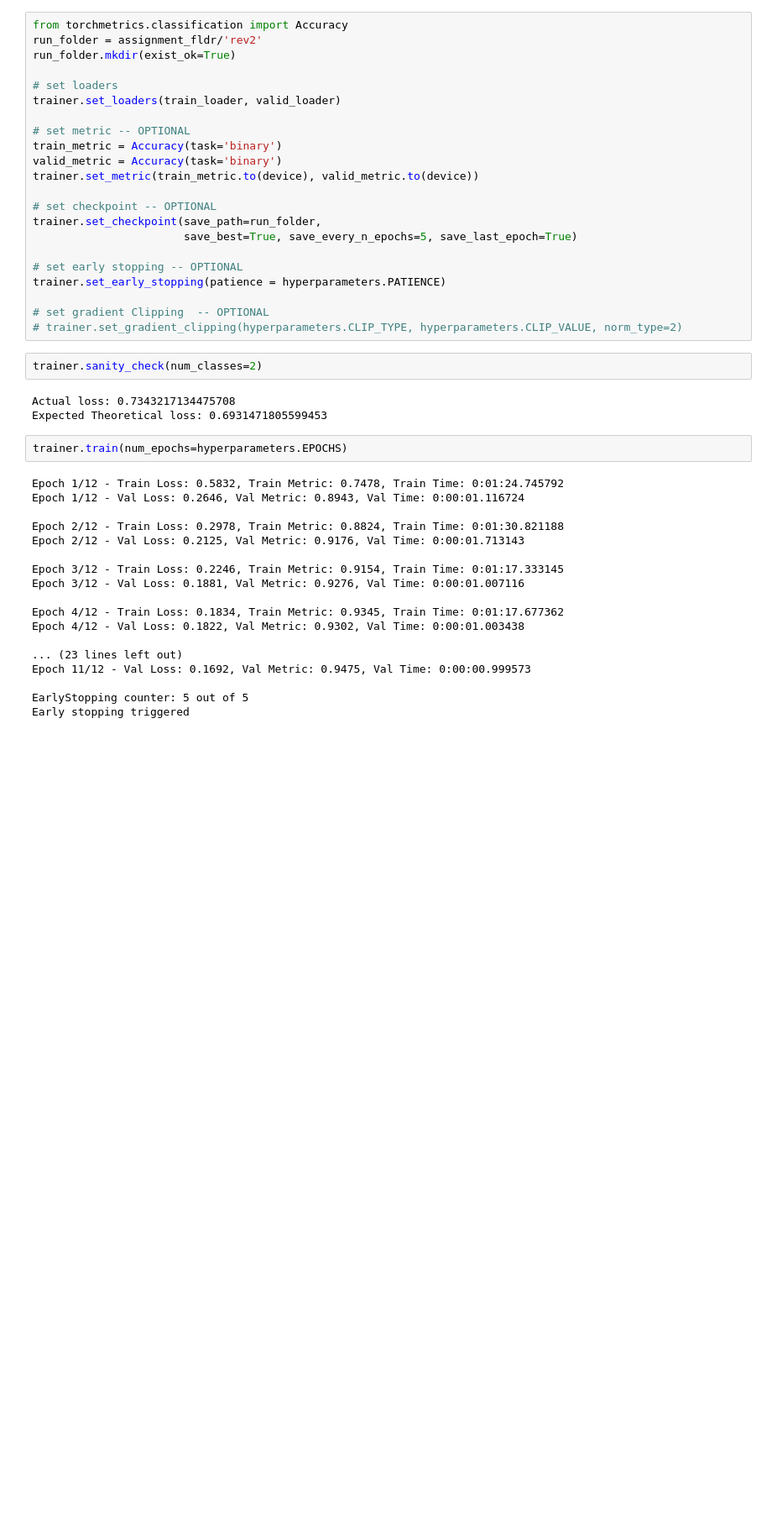
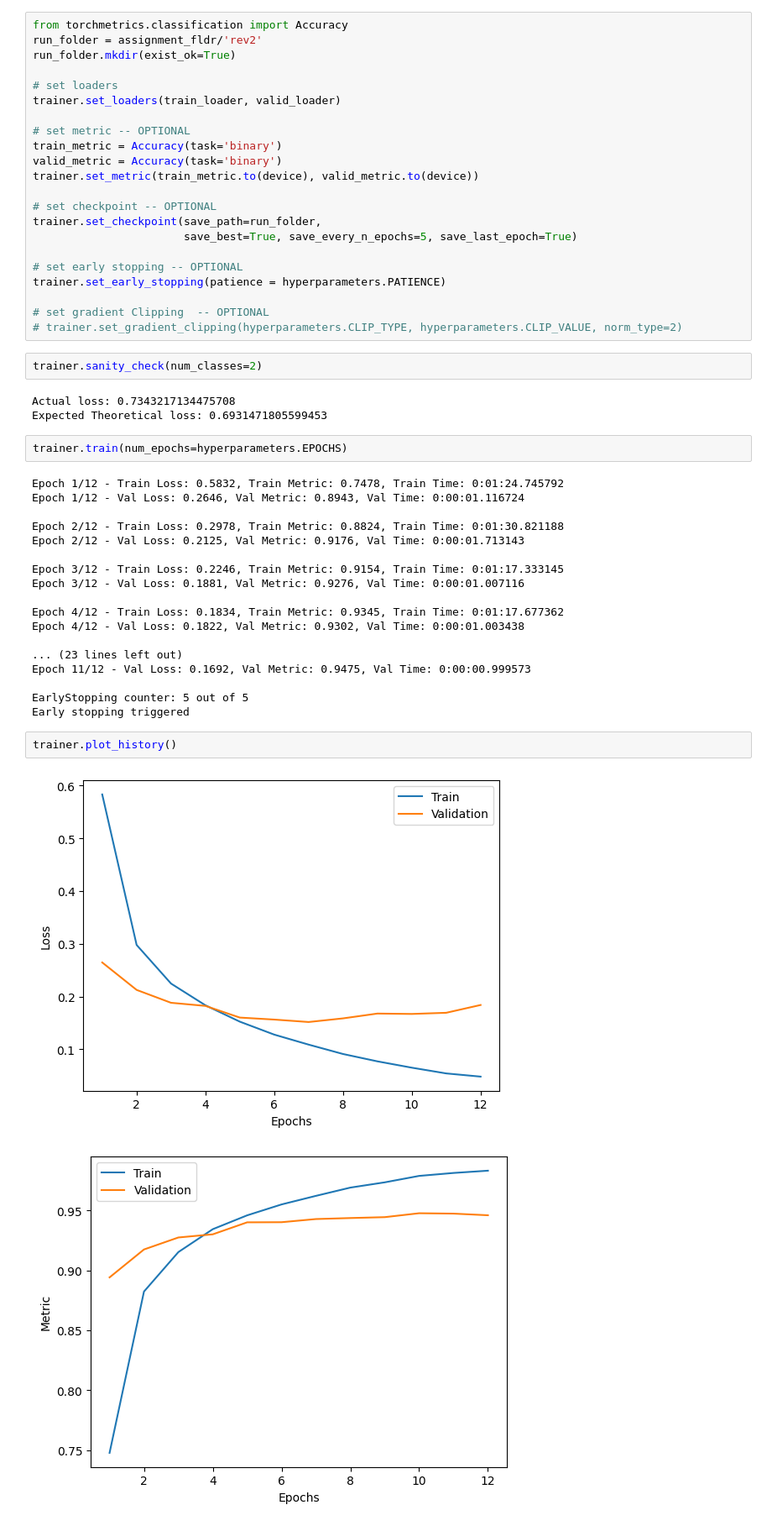
Before and after one commit to parimalakettymuthu/SupervisedLearning-ML-Projects, a Jupyter notebook: MultiLabel_Classification_NLP.ipynb, the cells around one changed output. Shown: that part at 84% size. Cells and saved outputs as stored; diff of their text form; blank space fills up the shorter version.

```diff
--- a/MultiLabel_Classification_NLP.ipynb
+++ b/MultiLabel_Classification_NLP.ipynb
@@ -266,3 +266,8 @@ Epoch 11/12 - Val Loss: 0.1692, Val Metric: 0.9475, Val Time: 0:00:00.999573
 
 EarlyStopping counter: 5 out of 5
 Early stopping triggered
+# %%
+trainer.plot_history()
+# %% [output]
+[figure, added]
+[figure, added]
```
Also changed, not shown: parts of 11 cells of this notebook.
